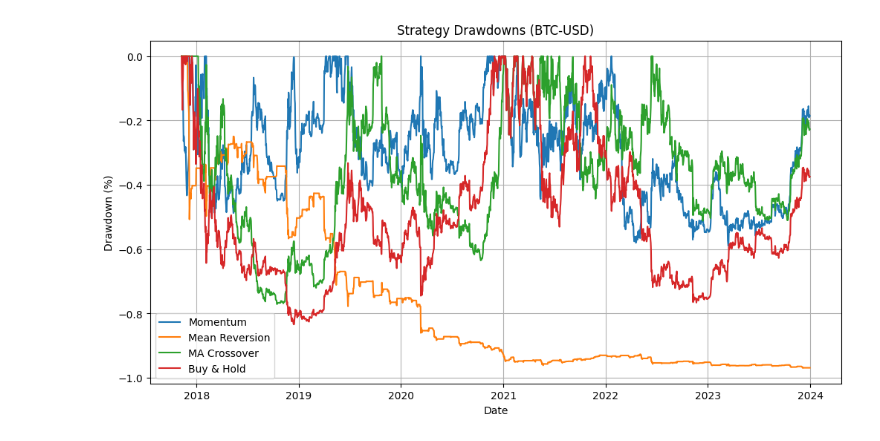
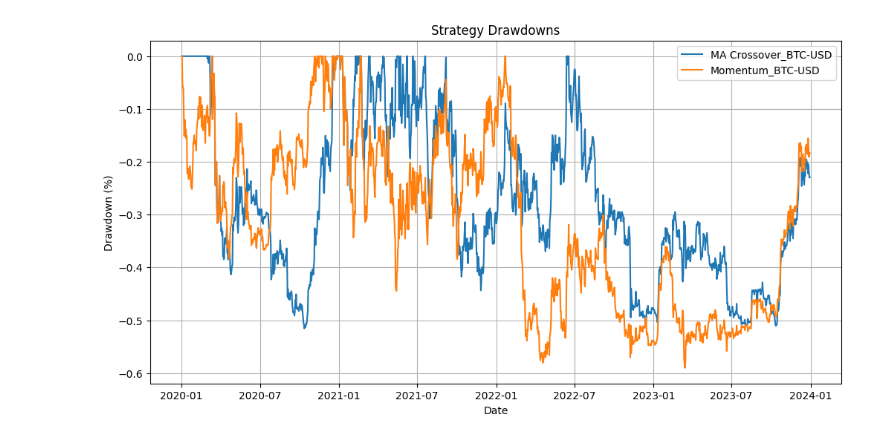
Before and after one commit to BipinJungRai/Quant-trading-research-project, a Jupyter notebook: quant-factor-backtest/notebooks/factor_research.ipynb, the cells around one changed output. Drawn from its saved outputs; the diff is of its cells as text; code cells hidden in the pictures.

```diff
--- a/quant-factor-backtest/notebooks/factor_research.ipynb
+++ b/quant-factor-backtest/notebooks/factor_research.ipynb
@@ -34,7 +25,7 @@ from plotting import plot_equity_curves, plot_drawdowns
 # %%
 tickers = ['BTC-USD', 'ETH-USD']
-start_date = '2017-01-01'
-end_date = '2024-01-01'
+start_date = '2020-01-01'
+end_date = '2023-12-31'
 
 prices = download_data(tickers, start_date, end_date)
 prices.head()
@@ -93,0 +49,6 @@ all_returns['Buy & Hold'] = bnh_returns
+# %%
+strategies = {
+    'Momentum': momentum_signal(prices),
+    'Mean Reversion': mean_reversion_signal(prices),
+    'MA Crossover': ma_crossover_signal(prices)
+}
@@ -93,0 +58,16 @@ all_returns['Buy & Hold'] = bnh_returns
+# %%
+results = {}
+equity_curves = pd.DataFrame()
+
+for name, signals in strategies.items():
+    res = run_backtest(prices, signals)
+    results[name] = res['returns']
+
+    # Store equity curves for plotting (taking average of assets for simplicity in plot)
+    # In a real portfolio we would weight them.
+    # Here we just plot BTC equity curve for the strategy as an example
+    if 'BTC-USD' in res['equity_curve'].columns:
+        equity_curves[name] = res['equity_curve']['BTC-USD']
+
+# Add Buy & Hold for comparison
+equity_curves['Buy & Hold'] = (1 + prices['BTC-USD'].pct_change().fillna(0)).cumprod() * 10000
@@ -93,0 +81,9 @@ all_returns['Buy & Hold'] = bnh_returns
+# %%
+# Combine returns for metrics
+combined_returns = pd.DataFrame()
+for strat_name, ret_df in results.items():
+    for asset in ret_df.columns:
+        combined_returns[f"{strat_name}_{asset}"] = ret_df[asset]
+
+metrics_df = calculate_metrics(combined_returns)
+metrics_df
@@ -98,4 +105,4 @@ plot_equity_curves(equity_curves, title='Strategy Equity Curves (BTC-USD)')
 # %%
-plot_drawdowns(all_returns, title='Strategy Drawdowns (BTC-USD)')
+plot_drawdowns(combined_returns[['MA Crossover_BTC-USD', 'Momentum_BTC-USD']], title="Strategy Drawdowns")
 # %% [output]
-[figure, old version]
+[figure, new version]
```
Also changed, not shown: parts of 21 cells of this notebook, 5 other files.
